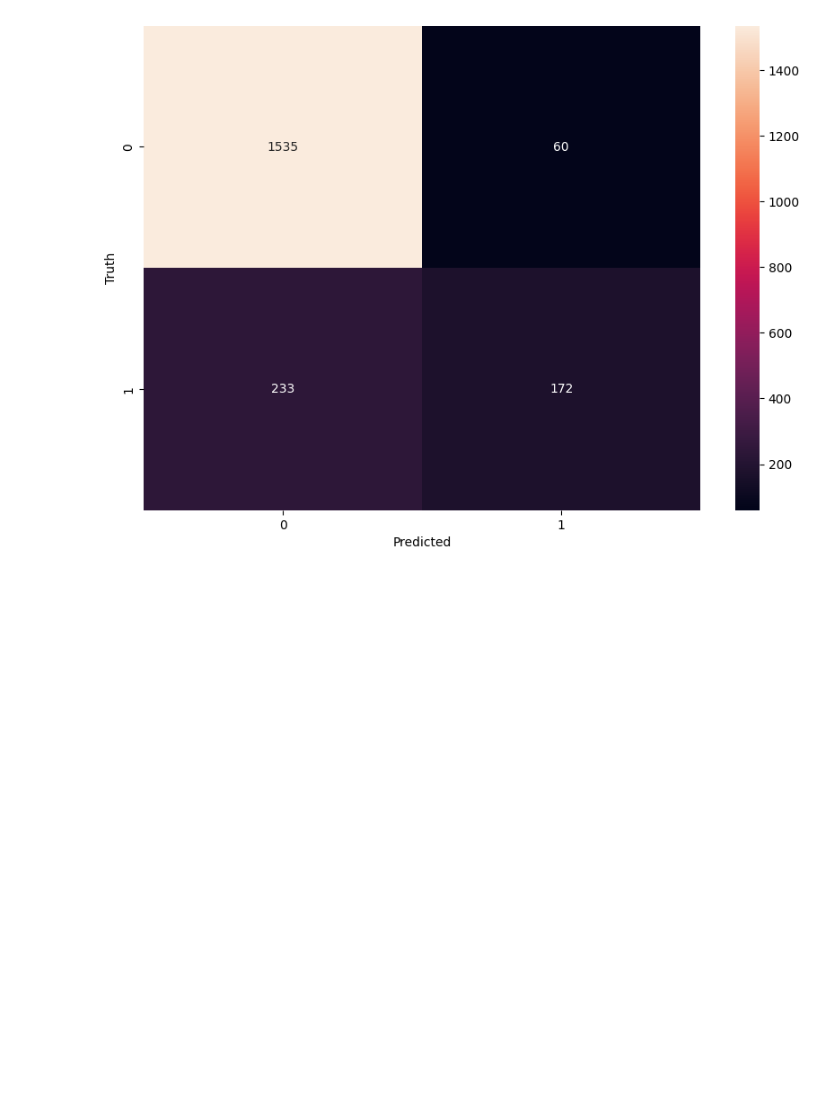
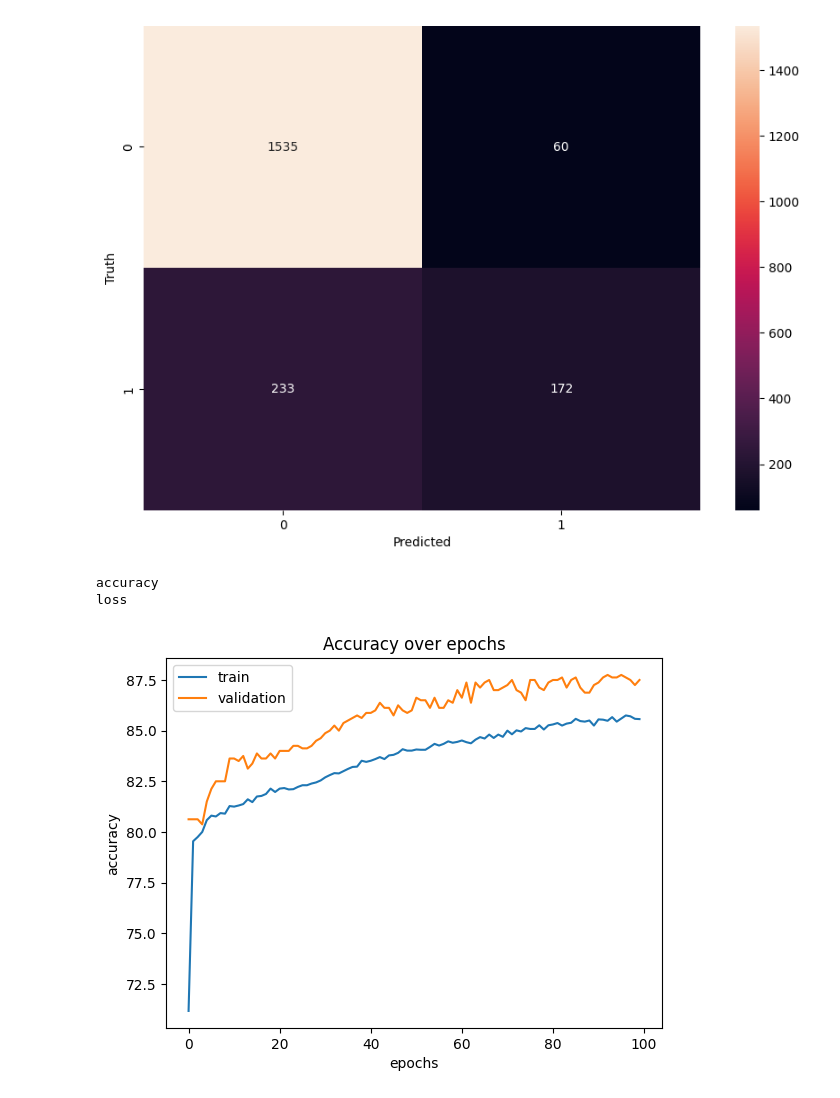
Before and after one commit to waleedexe/tensor, a Jupyter notebook: churn/bank_churn.ipynb, the cells around one changed output. Drawn from its saved outputs; the diff is of its cells as text; code cells hidden in the pictures; blank space fills up the shorter version.

Commit message:
plot accuracy

```diff
--- a/churn/bank_churn.ipynb
+++ b/churn/bank_churn.ipynb
@@ -61,6 +61,6 @@ model.compile(optimizer='adam',
               loss='binary_crossentropy', # because we are predicting 0 or 1
               metrics=['accuracy'])
 
-model.fit(X_train, y_train, epochs=100)
+history = model.fit(X_train, y_train, epochs=100, validation_split=0.1)
 # %% [output]
 Epoch 1/100
@@ -120,3 +120,19 @@ plt.show()
 [[1535   60]
  [ 233  172]]
 [figure]
+# %%
+for i in history.history:
+    print (i)
+# %% [output]
+accuracy
+loss
+# %%
+plt.plot(np.array(history.history['accuracy']) * 100)
+plt.plot(np.array(history.history['val_accuracy']) * 100)
+plt.ylabel('accuracy')
+plt.xlabel('epochs')
+plt.legend(['train', 'validation'])
+plt.title('Accuracy over epochs')
+plt.show()
+# %% [output]
+[figure, added]
```
Also changed, not shown: parts of 1 cell of this notebook.
